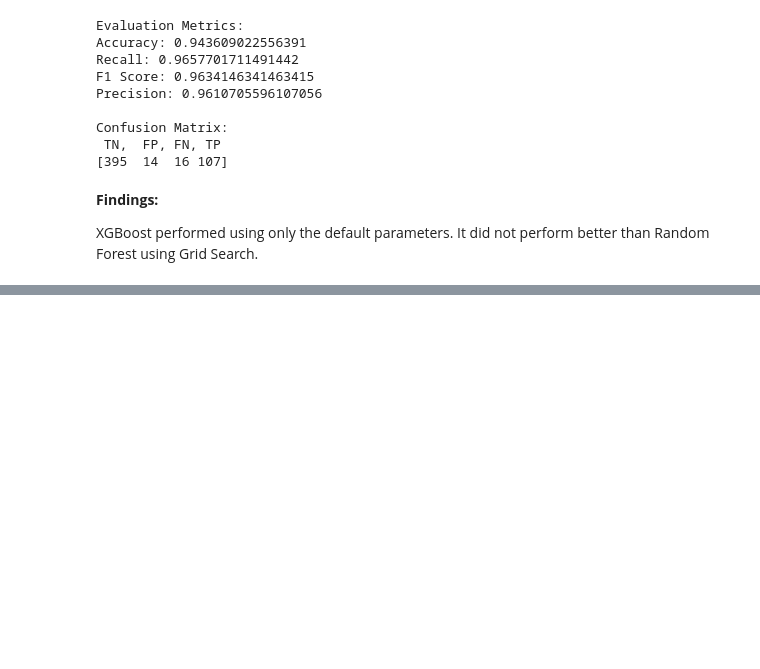
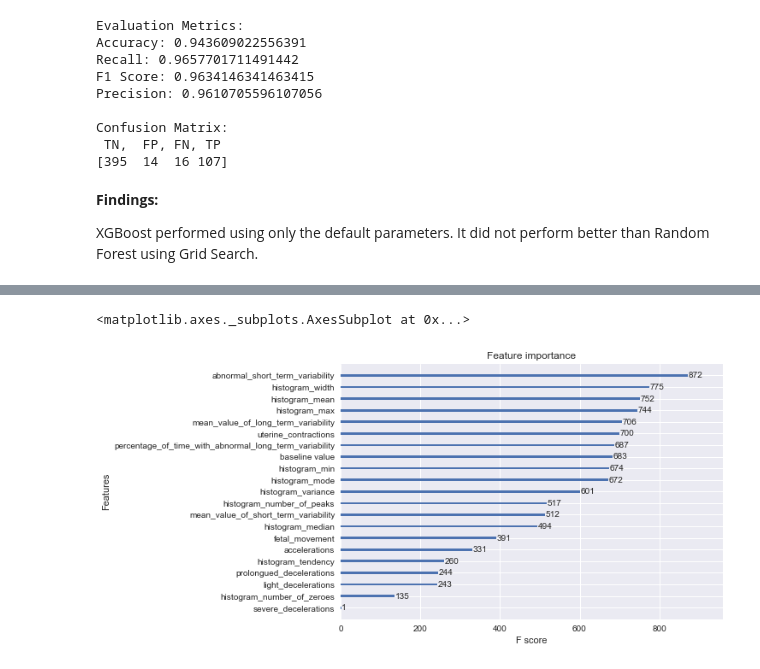
Before and after one commit to Jacobheyman702/Predicting-Fetal-Risk-Using-Cardiotocographic-Data, a Jupyter notebook: vanilla_model_cleaned.ipynb, the cells around one changed output, grey strips where cells are left out. Drawn from its saved outputs; the diff is of its cells as text; code cells hidden in the pictures; blank space fills up the shorter version.

Commit message:
xgboost vanilla

```diff
--- a/vanilla_model_cleaned.ipynb
+++ b/vanilla_model_cleaned.ipynb
@@ -580,0 +622,6 @@ Fitting 10 folds for each of 675 candidates, totalling 6750 fits
+# %%
+from xgboost import plot_importance
+plot_importance(grid_xg.best_estimator_)
+# %% [output]
+<matplotlib.axes._subplots.AxesSubplot at 0x...>
+[figure, added]
```
Also changed, not shown: parts of 3 cells of this notebook, 1 other file.
